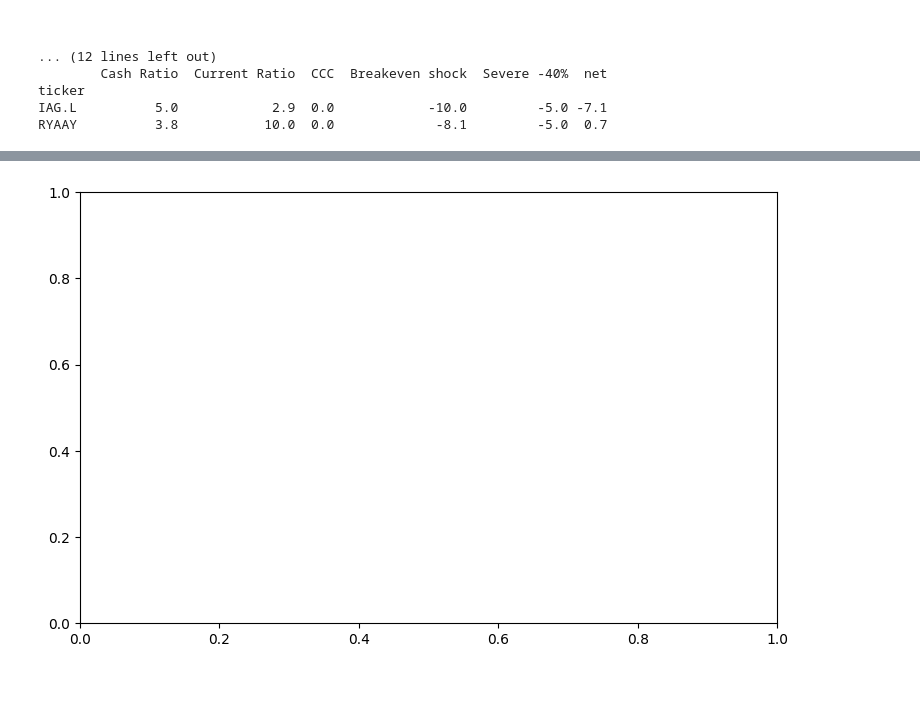
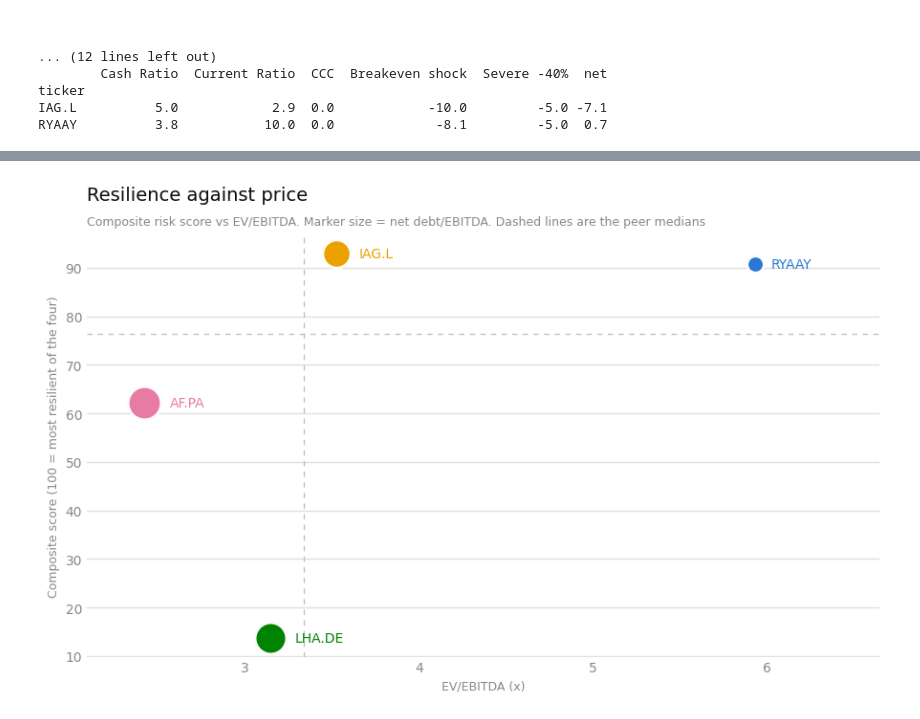
Before and after one commit to ecplol/Airline-Liquidity-risk-Analysis-, a Jupyter notebook: main.ipynb, the cells around one changed output, grey strips where cells are left out. Drawn from its saved outputs; the diff is of its cells as text; code cells hidden in the pictures; blank space fills up the shorter version.

```diff
--- a/main.ipynb
+++ b/main.ipynb
@@ -1088,21 +1088,58 @@ Negative net debt/EBITDA = net cash: RYAAY
 # %%
 _REQUIRED = ["multiples", "risk", "SERIES_COLORS", "style_axes",
              "add_right_headroom", "OUTPUT_DIR"]
 _missing = [n for n in _REQUIRED if n not in globals()]
 if _missing:
     raise NameError(
         f"this cell needs {', '.join(_missing)} from the cells above. "
         "Run the notebook in order first (Kernel > Restart Kernel and Run All Cells)."    )
  # --- Is resilience priced? -------------------------------------------------# The two halves of the notebook finally meet.
  # The composite score ranks these# carriers by how well they survive a demand shock;
  # EV/EBITDA says what the# market charges for them. Plotting one against the other asks whether the
  # # market is paying for the resilience the first half measured.## Read the quadrants against the medians:
  # #   top-left     resilient and cheap    - the interesting cell#   top-right    resilient, paid for    - efficient
  # #   bottom-left  fragile and cheap      - probably priced correctly
  # #   bottom-right fragile and expensive  - the one to be able to explain## Four points. This is a picture of a spread, not a regression, and the caveat
  # # is printed under the chart rather than left to the reader to supply.
 value_vs_risk = pd.concat(    [risk["Score"], multiples[["EV/EBITDA", "Net debt/EBITDA"]]],
                             axis=1).dropna(subset=["Score", "EV/EBITDA"])
 fig, ax = plt.subplots(figsize=(9, 5.6))
+
+x_med = value_vs_risk["EV/EBITDA"].median()
+y_med = value_vs_risk["Score"].median()
+ax.axvline(x_med, color=BASELINE, linewidth=1, linestyle=(0, (4, 4)))
+ax.axhline(y_med, color=BASELINE, linewidth=1, linestyle=(0, (4, 4)))
+# Marker area carries leverage, so the third variable is visible without a third
+# # axis. Net cash is negative and has no positive area, so the scale is shifted to
+# # start at the minimum rather than at zero - sizes are ordinal here, not to scale.
+_lev = value_vs_risk["Net debt/EBITDA"].fillna(0)
+_span = _lev.max() - _lev.min()
+sizes = 160 + (0 if _span == 0 else 460 * (_lev - _lev.min()) / _span)
+
+for ticker, row in value_vs_risk.iterrows():
+    color = SERIES_COLORS.get(ticker, MUTED)
+    ax.scatter(row["EV/EBITDA"], row["Score"], s=sizes[ticker], color=color,
+                edgecolor=SURFACE, linewidth=2, zorder=3)
+    # Offset the label by the marker's own radius. `s` is an area in points^2, so
+    # # the radius is sqrt(s/pi); a fixed offset would be swallowed by the large
+    # # markers and left floating by the small ones.
+    ax.annotate(ticker, (row["EV/EBITDA"], row["Score"]),
+                textcoords="offset points",
+                xytext=((sizes[ticker] / np.pi) ** 0.5 + 5, 0),
+                color=color, fontsize=10, va="center", ha="left", zorder=4)
+
+ax.set_title("Resilience against price", fontsize=14, loc="left", color=INK, pad=26)
+ax.text(0, 1.015,
+            "Composite risk score vs EV/EBITDA. Marker size = net debt/EBITDA. "
+            "Dashed lines are the peer medians",
+            transform=ax.transAxes, fontsize=9, color=MUTED, va="bottom")
+style_axes(ax, ylabel="Composite score (100 = most resilient of the four)",
+               date_axis=False)
+ax.set_xlabel("EV/EBITDA (x)", color=MUTED, fontsize=9)
+add_right_headroom(ax, frac=0.14)
+
+fig.tight_layout()
+fig.savefig(os.path.join(OUTPUT_DIR, "risk_vs_value.png"), dpi=200, bbox_inches="tight")
+plt.show()
 # %% [output]
-[figure, old version]
+[figure, new version]
```
Also changed, not shown: parts of 2 cells of this notebook, 2 other files.
